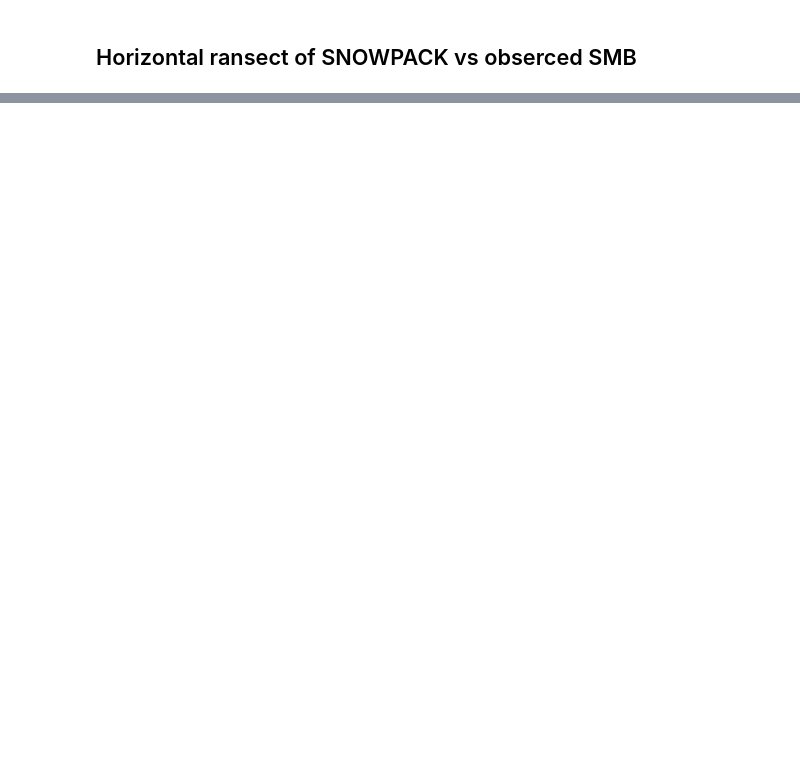
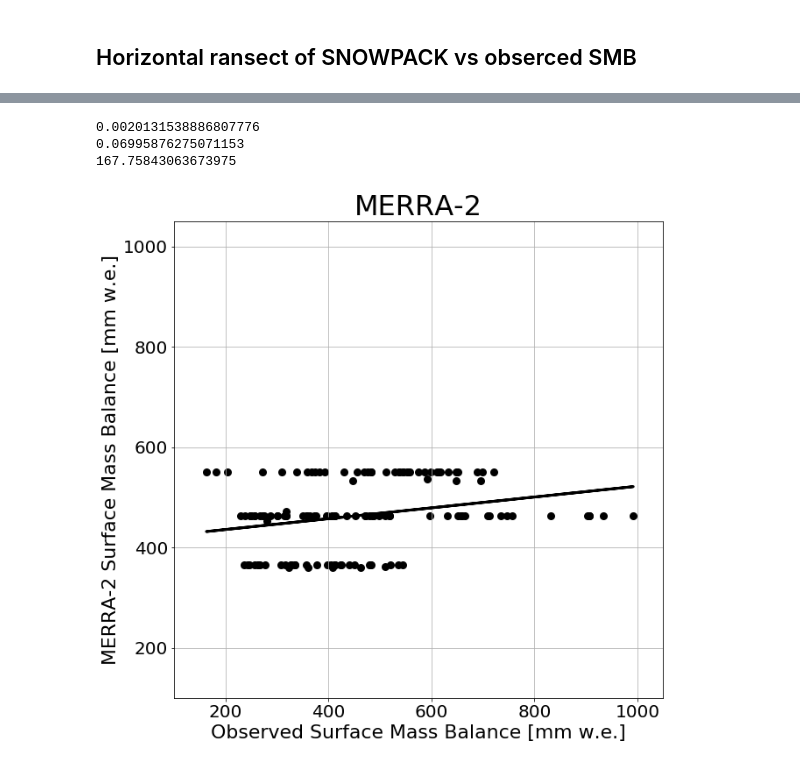
Before and after one commit to EricKeenan/SNOWPACK_WAIS, a Jupyter notebook: analysis/Modelled_vs_observed_SMB.ipynb, the cells around one changed output, grey strips where cells are left out. Cells and saved outputs as stored; diff of their text form; code cells hidden in the pictures; blank space fills up the shorter version.

```diff
--- a/analysis/Modelled_vs_observed_SMB.ipynb
+++ b/analysis/Modelled_vs_observed_SMB.ipynb
@@ -586,0 +597,3 @@ ds.close()
+# %%
+def rmse(predictions, targets):
+    return np.sqrt(((predictions - targets) ** 2).mean())
@@ -586,0 +624,25 @@ ds.close()
+# %%
+plt.figure(figsize=(10,10))
+x = 1000 * obs_convulation[::spacing]
+y = M2_SMB_convulation[::spacing]
+res = stats.linregress(x, y)
+plt.scatter(x, y, c='k', linewidth=3)
+plt.plot(x, res.intercept + res.slope*x, 'k', label='fitted line', linewidth=3)
+plt.title("Observed SMB vs. SNOWPACK SMB: p = " + str(res.pvalue) + ", r^2 = " + str(res.rvalue**2))
+plt.xlim([100, 1050])
+plt.ylim([100, 1050])
+plt.xticks(fontsize=20)
+plt.yticks(fontsize=20)
+plt.grid()
+plt.title("MERRA-2", fontsize=32)
+plt.ylabel("MERRA-2 Surface Mass Balance [mm w.e.]", fontsize=22)
+plt.xlabel("Observed Surface Mass Balance [mm w.e.]", fontsize=22)
+print(res.pvalue)
+print(res.rvalue**2)
+print(rmse(x, y))
+plt.savefig('MERRA2_Scatter.pdf', format='pdf', dpi=20)
+# %% [output]
+0.0020131538886807776
+0.06995876275071153
+167.75843063673975
+[figure, added]
```
Also changed, not shown: parts of 7 cells of this notebook, 7 other files.
